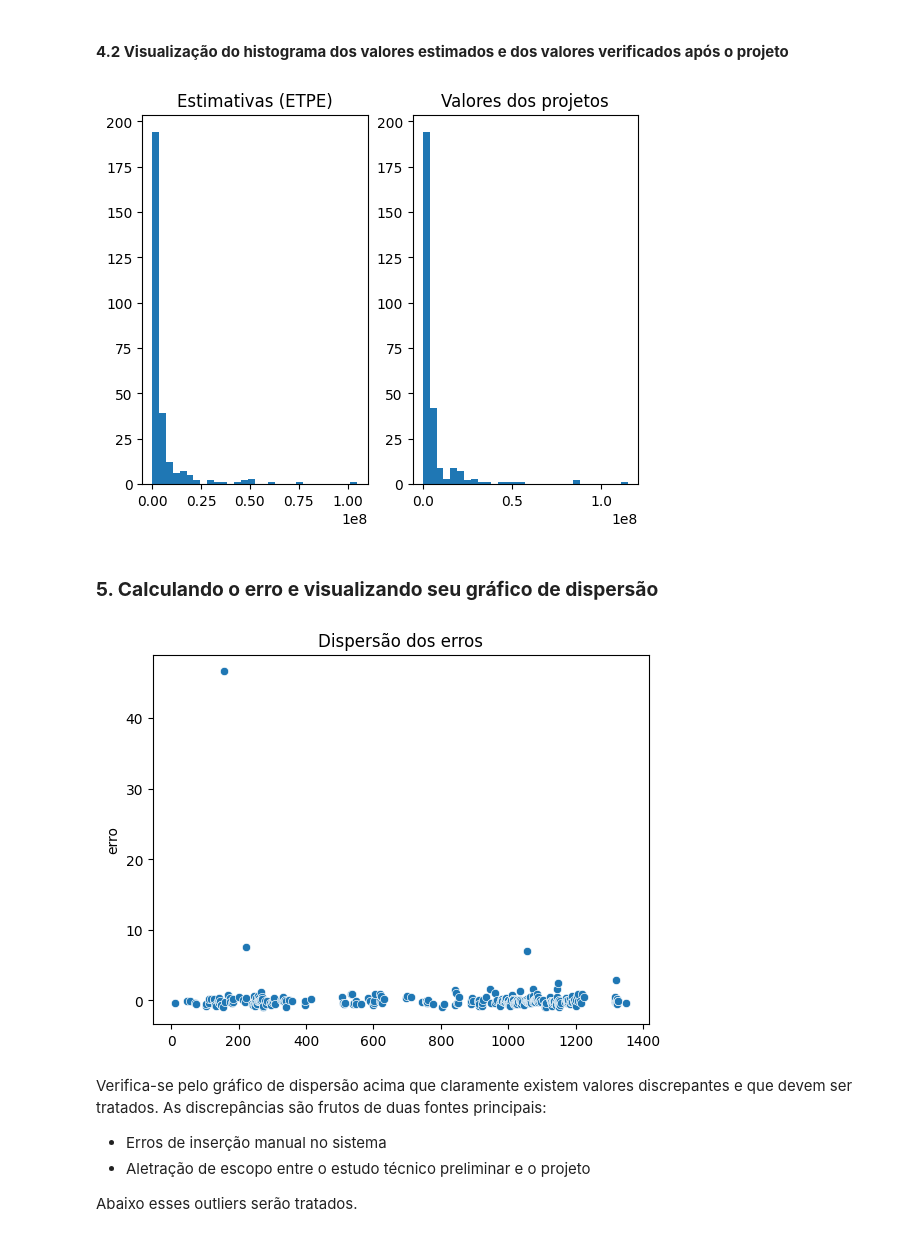
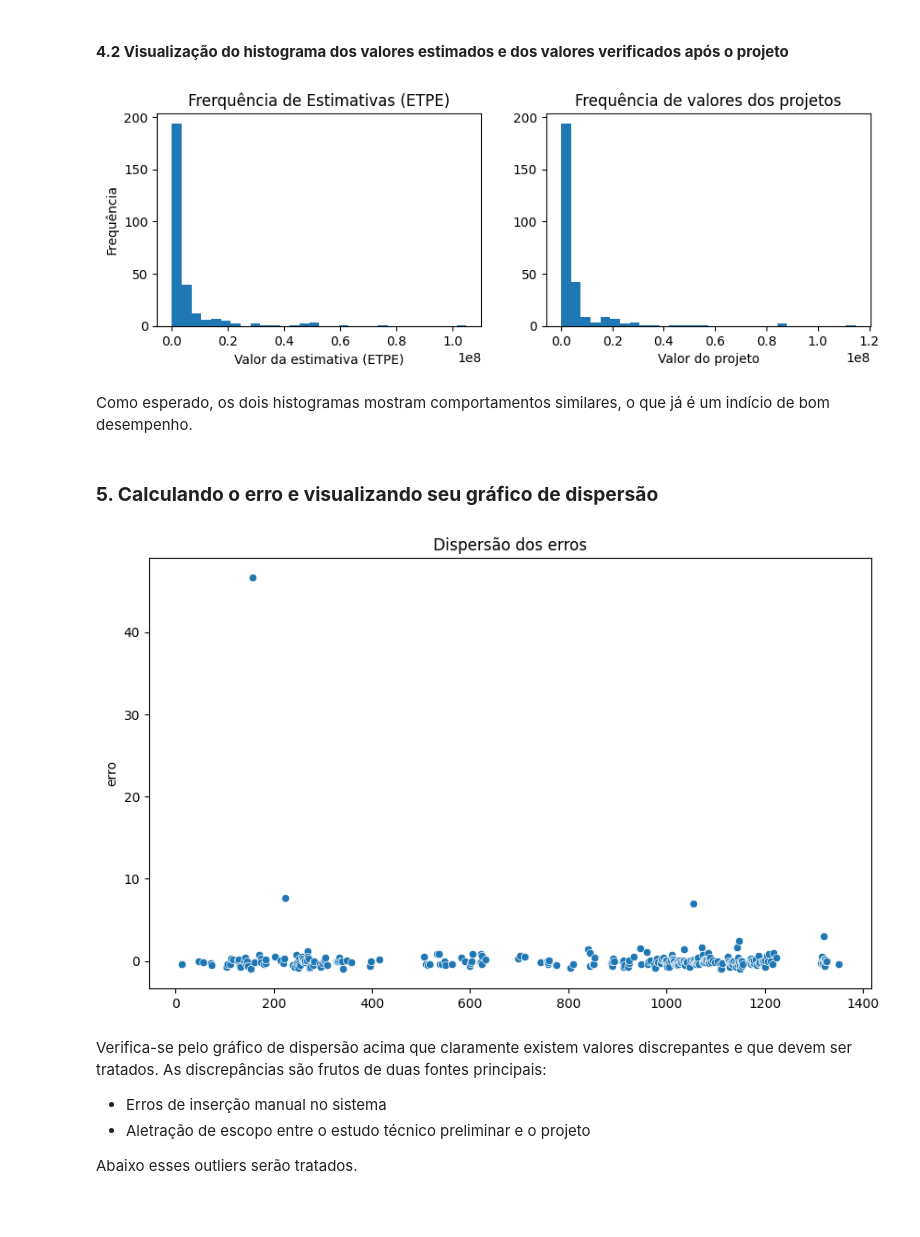
Before and after one commit to labrego-scp/portfolio, a Jupyter notebook: ecp_analysis.ipynb, the cells around one changed output. Drawn from its saved outputs; the diff is of its cells as text; code cells hidden in the pictures; blank space fills up the shorter version.

```diff
--- a/ecp_analysis.ipynb
+++ b/ecp_analysis.ipynb
@@ -32,21 +33,27 @@ Neste item são realizados:
 - a remoção de `NaN`, e
 - os ajustes de formato para análise posterior.
 # %%
+# Seleciona colunas de interesse
 df = df_bruto[['ID Planinfra','Ano de entrada','VALOR ESTIMATIVA (R$)','VALOR PROJETO  (R$)','RESPONSÁVEL ETPE']]
+
+# Exclui as observações sem estimativa ou sem valor de projeto
 df = df[df['VALOR ESTIMATIVA (R$)'].notna()]
+df = df[df['VALOR PROJETO  (R$)'].notna()]
+
+# Corrige formato dos dados monetários
 cols = ['VALOR ESTIMATIVA (R$)','VALOR PROJETO  (R$)']
-
 for col in cols:
     df[col] = df[col].str.replace('R$ ','').str.replace('.','').str.replace(',','.')
     df[col] = pd.to_numeric(df[col], errors='coerce')
 
+# Corrige formato dos dados referentes aos anos
 df['Ano de entrada'] = pd.to_numeric(df['Ano de entrada'], errors = 'coerce')
 
-df = df[df['VALOR ESTIMATIVA (R$)'].notna()]
-df = df[df['VALOR PROJETO  (R$)'].notna()]
+# Exclui erros de lançaments de origem bem conhecida
 df = df[df['VALOR PROJETO  (R$)'] != df['VALOR ESTIMATIVA (R$)']]
 df = df[(df['VALOR PROJETO  (R$)'] > 1) & (df['VALOR ESTIMATIVA (R$)'] > 1)]
 
+# Renomeia algumas colunas
 df = df.rename(columns={'VALOR ESTIMATIVA (R$)':'estimativa', 'Ano de entrada':'ano','VALOR PROJETO  (R$)':'projeto'})
 df.info()
 # %% [output]
@@ -92,14 +99,19 @@ df.head()
 # %% [markdown]
 #### **4.2 Visualização do histograma dos valores estimados e dos valores verificados após o projeto**
 # %%
-fig, ax = plt.subplots(1,2)
+fig, ax = plt.subplots(1,2,figsize=(10, 3))
 ax[0].hist(df['estimativa'], bins=30)
-ax[0].set_title('Estimativas (ETPE)')
+ax[0].set_title('Frerquência de Estimativas (ETPE)')
+ax[0].set_xlabel('Valor da estimativa (ETPE)')
+ax[0].set_ylabel('Frequência')
 ax[1].hist(df['projeto'], bins=30)
-ax[1].set_title('Valores dos projetos')
+ax[1].set_title('Frequência de valores dos projetos')
+ax[1].set_xlabel('Valor do projeto')
 plt.show()
 # %% [output]
-[figure, old version]
+[figure, new version]
+# %% [markdown]
+Como esperado, os dois histogramas mostram comportamentos similares, o que já é um indício de bom desempenho.
 # %% [markdown]
 ### **5. Calculando o erro e visualizando seu gráfico de dispersão**
 # %%
@@ -107,12 +119,13 @@ df['erro'] = (df['estimativa']/df['projeto']) - 1
 
 df.describe()
 
+plt.figure(figsize=(10, 6))
 sns.scatterplot(data=df, x=df.index, y='erro')
 plt.title('Dispersão dos erros')
 plt.xlabel('')
 plt.show()
 # %% [output]
-[figure, old version]
+[figure, new version]
 # %% [markdown]
 Verifica-se pelo gráfico de dispersão acima que claramente existem valores discrepantes e que devem ser tratados.
 As discrepâncias são frutos de duas fontes principais:
```
Also changed, not shown: parts of 18 cells of this notebook.
